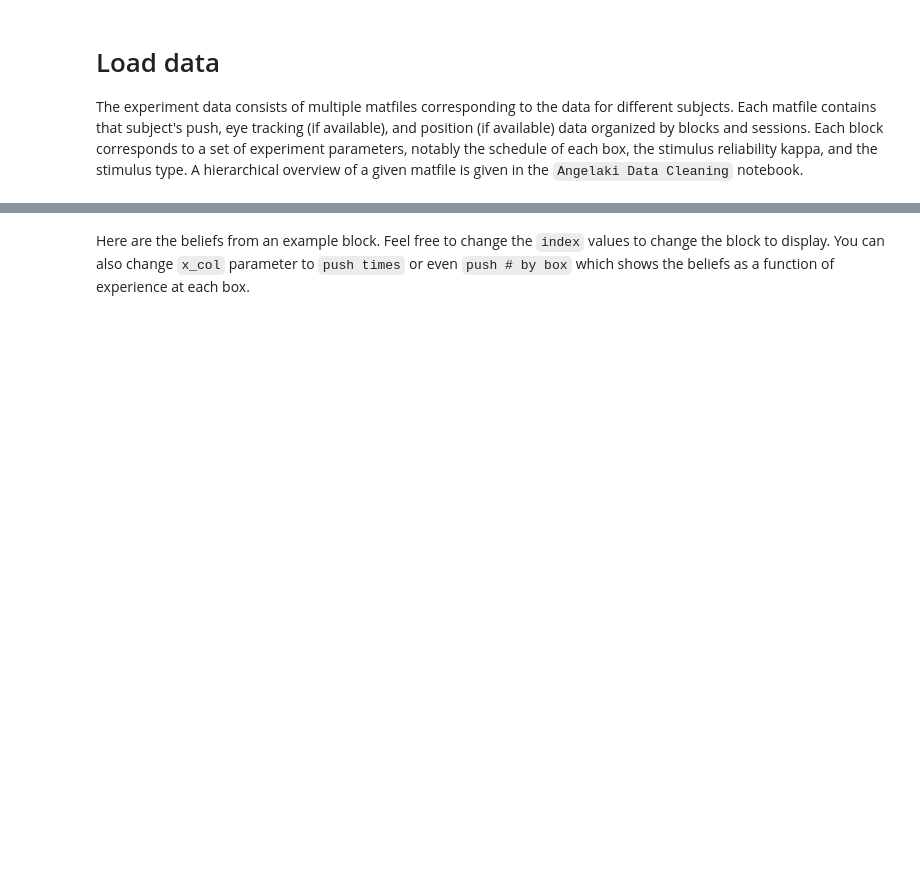
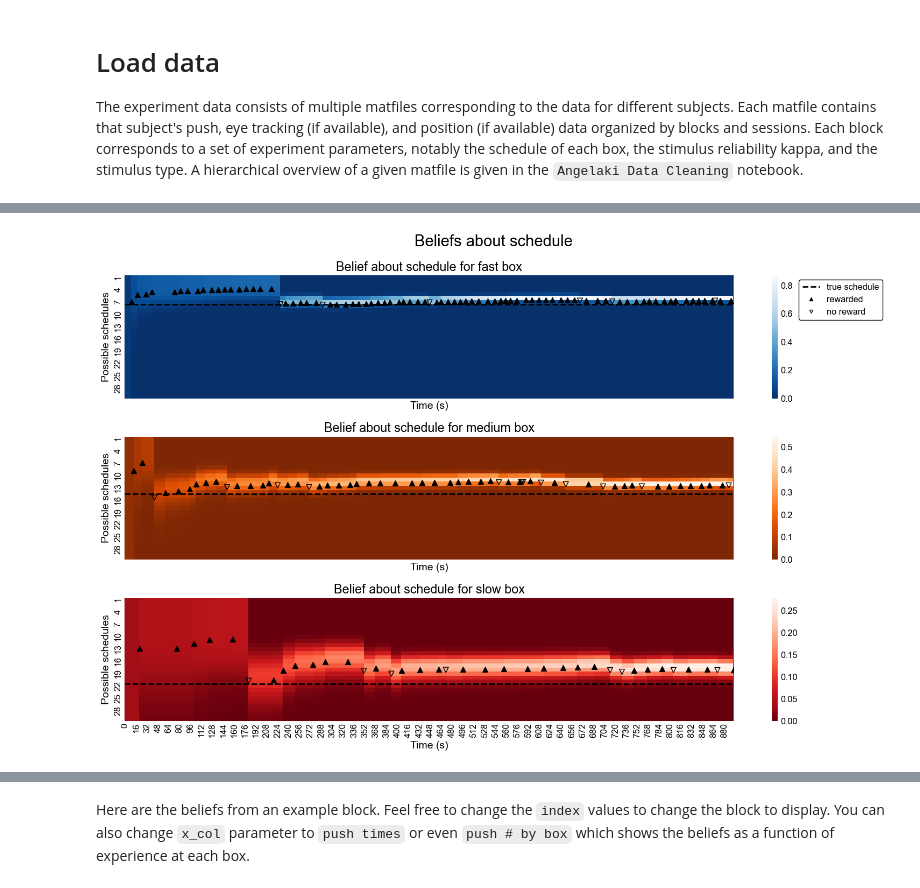
Before and after one commit to XaqLab/Foraging, a Jupyter notebook: notebooks/Learning As Inference.ipynb, the cells around one changed output, grey strips where cells are left out. Saved outputs shown, nothing was run; the diff lists cells and outputs as text; code cells hidden in the pictures; blank space fills up the shorter version.

```diff
--- a/notebooks/Belief Analysis (No Color).ipynb
+++ b/notebooks/Learning As Inference.ipynb
@@ -33,7 +32,8 @@ DATA_DIR = '../data'
 
 The experiment data consists of multiple matfiles corresponding to the data for different subjects. Each matfile contains that subject's push, eye tracking (if available), and position (if available) data organized by blocks and sessions. Each block corresponds to a set of experiment parameters, notably the schedule of each box, the stimulus reliability kappa, and the stimulus type. A hierarchical overview of a given matfile is given in the `Angelaki Data Cleaning` notebook.
 # %%
-df = utils.data.make_df(os.path.join(DATA_DIR, 'experiments'))
-df = utils.data.exclusion_criteria(df)
-utils.data.display_df(df, ["box", "push times", "reward outcomes"])
+df = make_df(os.path.join(DATA_DIR, 'experiments'))
+df = exclusion_criteria(df)
+df = filter_df(df, {'shape': 10})
+display_df(df, ["box", "push times", "reward outcomes"])
 # %% [output]
@@ -68,12 +47,3 @@ Now load pre-existing data structures generated in `Bulk Data Processing`.
-# %%
-ds = utils.data.open_pickle_file(os.path.join(DATA_DIR, 'analysis/bulk_beliefs.pkl'))
-data, error, schedule_candidates, dt, pt = ds.values()
-posteriors, posteriors_shape1, posteriors_shape10, latent_beliefs_over_time, latent_beliefs_over_time_shape1, latent_beliefs_over_time_shape10, joint_beliefs, joint_beliefs_shape1, joint_beliefs_shape10, reward_beliefs, reward_beliefs_shape1, reward_beliefs_shape10, reward_probabilities, reward_probabilities_shape1, reward_probabilities_shape10, reward_beliefs_wrong, reward_beliefs_wrong_shape1, reward_beliefs_wrong_shape10, surprise, fisher, deriv, scrambled, ts_posterior, ts_reward_belief  = list(data.values())
-error_all = set().union(*error.values())
-
-# Align dataframe and belief data by dropping problematic blocks
-if len(error_all) > 0:
-    df = df.drop(error_all, errors = 'ignore')
 # %% [markdown]
 ### Information
 
@@ -128,0 +87,18 @@ Get the mean and standard deviation of the posteriors of the mean schedules for
+# %%
+from foraging.utils.data import process_blocks
+from foraging.utils.models import GammaBoxBelief, IndependentBoxesBelief
+from foraging.utils.beliefs import compute_posteriors
+from foraging.plotting.beliefs import plot_schedule_beliefs_in_block
+
+# Create a posterior class that is independent for each box
+class Posterior(IndependentBoxesBelief):
+    def __init__(self, n_boxes: int, *args, **kwargs):
+        super().__init__(n_boxes, GammaBoxBelief, *args, **kwargs)
+
+schedule_candidates = np.arange(30) + 1
+schedule_beliefs, _ = process_blocks(df, compute_posteriors, Posterior, schedules = schedule_candidates, shape = 10)
+
+conds = dict(subject='viktor', session=20230811, block=3)
+plot_schedule_beliefs_in_block(df, schedule_beliefs, conds);
+# %% [output]
+[figure, added]
```
Also changed, not shown: parts of 23 cells of this notebook, 12 other files.
